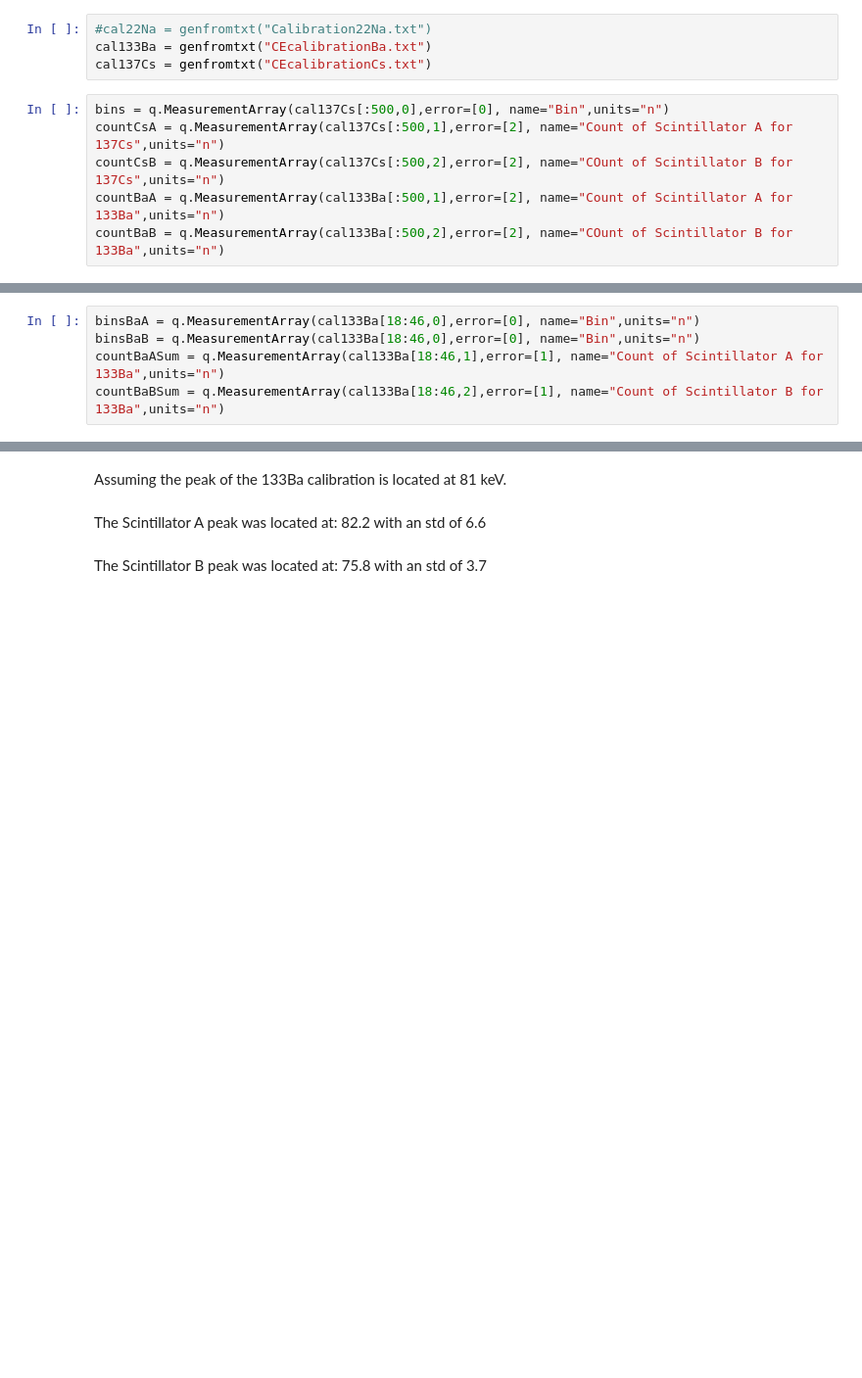
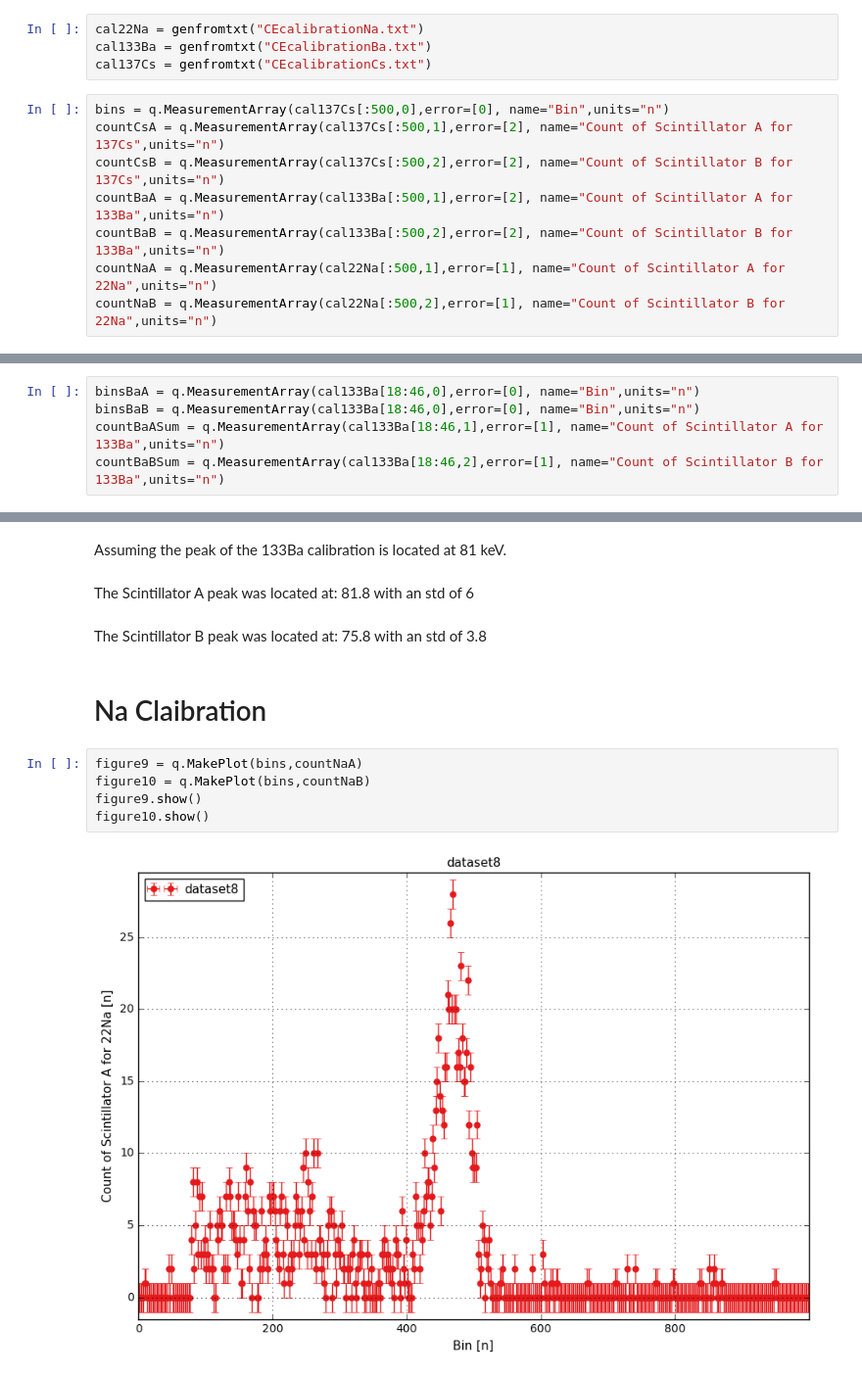
Before and after one commit to CapaFenLisesi/Modern-Physics-Labs, a Jupyter notebook: Compton Effect/CECalibration.ipynb, the cells around one changed output, grey strips where cells are left out. Shown at 98% size. Cells and saved outputs as stored; diff of their text form; blank space fills up the shorter version.

Commit message:
Adding updated Compton Effect Calibration and data from the Ionization of Mercury Lab

```diff
--- a/Compton Effect/CECalibration.ipynb
+++ b/Compton Effect/CECalibration.ipynb
@@ -9,15 +9,17 @@ q.plot_engine = "mpl"
 from matplotlib import pyplot;
 from pylab import genfromtxt;
 # %%
-#cal22Na = genfromtxt("Calibration22Na.txt")
+cal22Na = genfromtxt("CEcalibrationNa.txt")
 cal133Ba = genfromtxt("CEcalibrationBa.txt")
 cal137Cs = genfromtxt("CEcalibrationCs.txt")
 # %%
 bins = q.MeasurementArray(cal137Cs[:500,0],error=[0], name="Bin",units="n")
 countCsA = q.MeasurementArray(cal137Cs[:500,1],error=[2], name="Count of Scintillator A for 137Cs",units="n")
-countCsB = q.MeasurementArray(cal137Cs[:500,2],error=[2], name="COunt of Scintillator B for 137Cs",units="n")
+countCsB = q.MeasurementArray(cal137Cs[:500,2],error=[2], name="Count of Scintillator B for 137Cs",units="n")
 countBaA = q.MeasurementArray(cal133Ba[:500,1],error=[2], name="Count of Scintillator A for 133Ba",units="n")
-countBaB = q.MeasurementArray(cal133Ba[:500,2],error=[2], name="COunt of Scintillator B for 133Ba",units="n")
+countBaB = q.MeasurementArray(cal133Ba[:500,2],error=[2], name="Count of Scintillator B for 133Ba",units="n")
+countNaA = q.MeasurementArray(cal22Na[:500,1],error=[1], name="Count of Scintillator A for 22Na",units="n")
+countNaB = q.MeasurementArray(cal22Na[:500,2],error=[1], name="Count of Scintillator B for 22Na",units="n")
 # %% [markdown]
 # 137Cs Calibration
 # %%
@@ -121,4 +124,13 @@ chi2/ndof = 9537.45/23
 # %% [markdown]
 Assuming the peak of the 133Ba calibration is located at 81 keV. <br /> <br />
-The Scintillator A peak was located at: 82.2 with an std of 6.6 <br /> <br />
-The Scintillator B peak was located at: 75.8 with an std of 3.7
+The Scintillator A peak was located at: 81.8 with an std of 6 <br /> <br />
+The Scintillator B peak was located at: 75.8 with an std of 3.8
+# %% [markdown]
+# Na Claibration
+# %%
+figure9 = q.MakePlot(bins,countNaA)
+figure10 = q.MakePlot(bins,countNaB)
+figure9.show()
+figure10.show()
+# %% [output]
+[figure, added]
```
Also changed, not shown: parts of 15 cells of this notebook, 1 other file.
